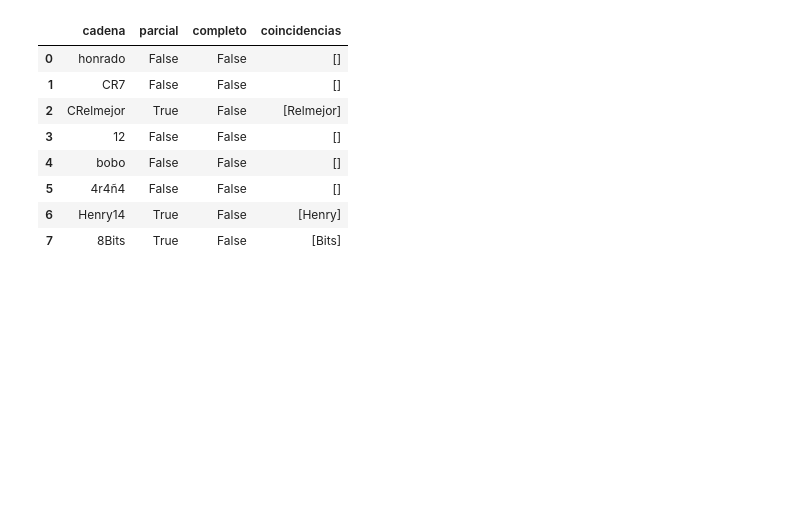
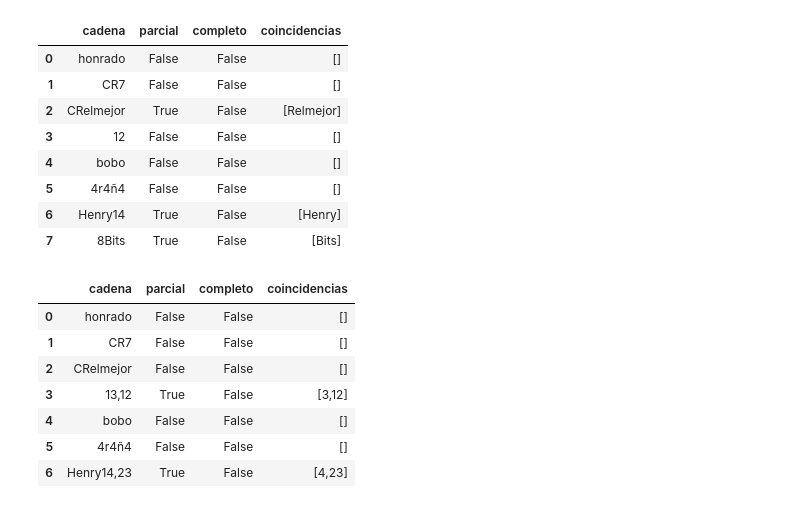
Before and after one commit to martinbedia/mineria, a Jupyter notebook: 24oct.ipynb, the cells around one changed output. Cells and saved outputs as stored; diff of their text form; code cells hidden in the pictures; blank space fills up the shorter version.

```diff
--- a/24oct.ipynb
+++ b/24oct.ipynb
@@ -582,3 +583,15 @@ evaluar_regex(regex,cadenas)
 | 7 | 8Bits | True | False | [Bits] |
 # %%
 # 8. Contiene un numero decimal cuyo separador es una , con precision dos decimales
+regex = r'\d,\d{2}'
+cadenas = ['honrado', 'CR7','CRelmejor','13,12','bobo','4r4ñ4','Henry14,23']
+evaluar_regex(regex,cadenas)
+# %% [output]
+|  | cadena | parcial | completo | coincidencias |
+| 0 | honrado | False | False | [] |
+| 1 | CR7 | False | False | [] |
+| 2 | CRelmejor | False | False | [] |
+| 3 | 13,12 | True | False | [3,12] |
+| 4 | bobo | False | False | [] |
+| 5 | 4r4ñ4 | False | False | [] |
+| 6 | Henry14,23 | True | False | [4,23] |
```
Also changed, not shown: parts of 19 cells of this notebook.
